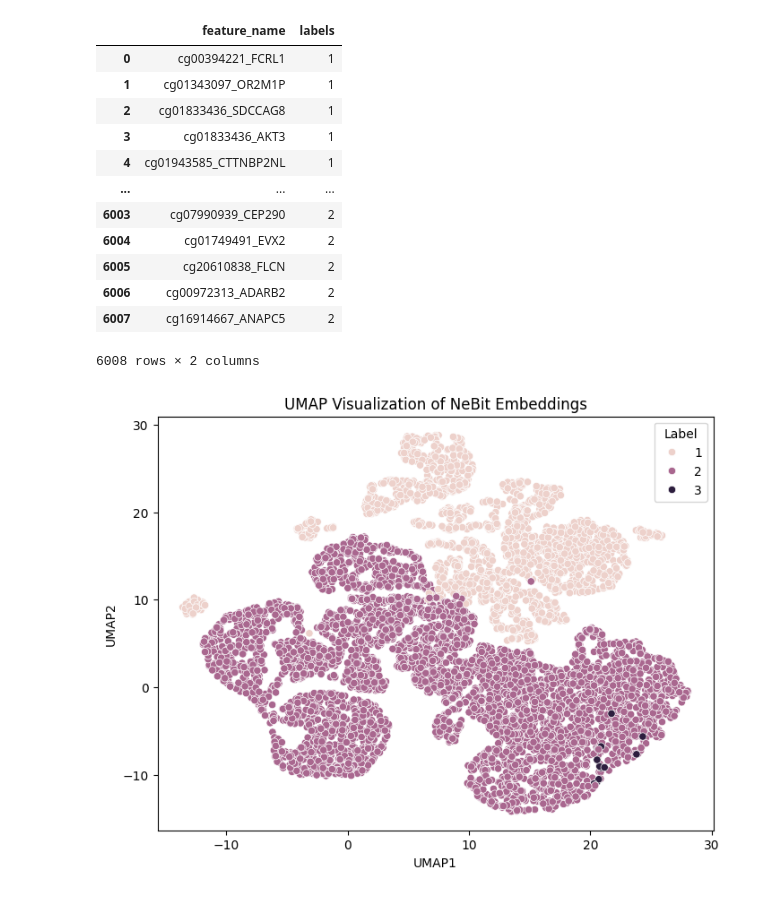
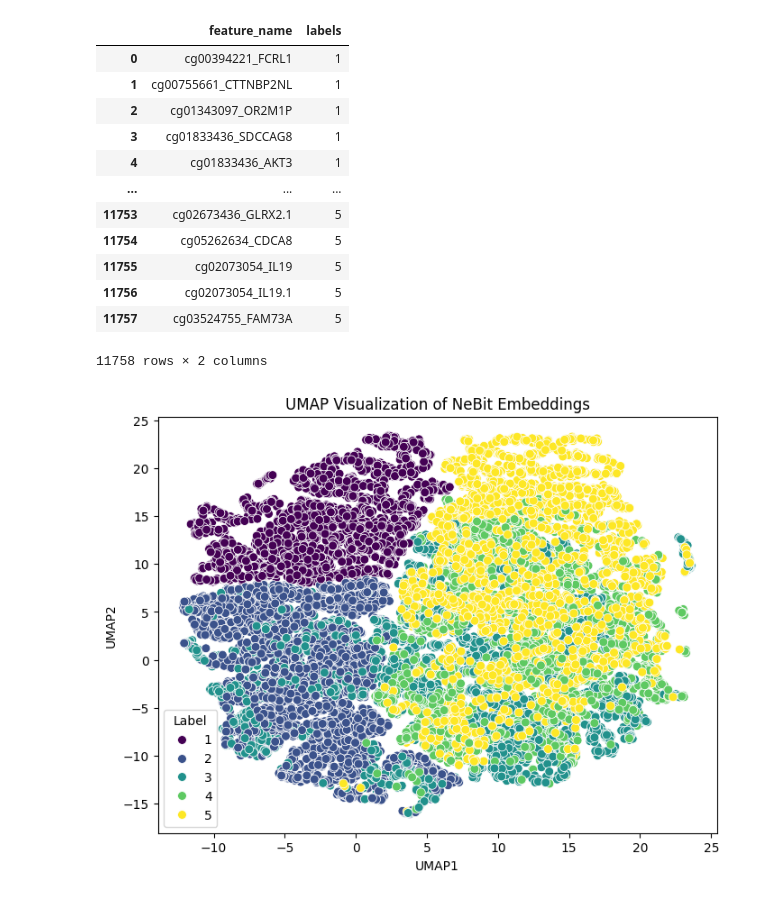
Before and after one commit to anuprulez/nanosampler, a Jupyter notebook: AML/analyse_niapu_features.ipynb, the cells around one changed output. Cells and saved outputs as stored; diff of their text form; code cells hidden in the pictures.

```diff
--- a/AML/analyse_niapu_features.ipynb
+++ b/AML/analyse_niapu_features.ipynb
@@ -4,7 +4,7 @@ import pandas as pd
 # %%
 base_path = "NIAPU/NIAPU/"
 # %%
-nedbit_path = "src/nedbit_features_large_19_03_5000"
+nedbit_path = "src/nedbit_features_10000_20_03"
 df_nebit_features = pd.read_csv(base_path + nedbit_path, sep=",")
 df_nebit_features
 # %% [output]
@@ -79,5 +79,5 @@ nebit_features
 # %%
-output_gene_ranking_path = "src/output_gene_ranking_5000"
+output_gene_ranking_path = "src/output_gene_ranking_10000_20_03_0.05_0.2"
 df_apu_labels = pd.read_csv(base_path + output_gene_ranking_path, sep=" ", header=None)
 df_apu_labels
 # %% [output]
@@ -108,17 +108,17 @@ df_labels
 # %% [output]
 |  | feature_name | labels |
 | 0 | cg00394221_FCRL1 | 1 |
-| 1 | cg01343097_OR2M1P | 1 |
-| 2 | cg01833436_SDCCAG8 | 1 |
-| 3 | cg01833436_AKT3 | 1 |
-| 4 | cg01943585_CTTNBP2NL | 1 |
+| 1 | cg00755661_CTTNBP2NL | 1 |
+| 2 | cg01343097_OR2M1P | 1 |
+| 3 | cg01833436_SDCCAG8 | 1 |
+| 4 | cg01833436_AKT3 | 1 |
 | ... | ... | ... |
-| 6003 | cg07990939_CEP290 | 2 |
-| 6004 | cg01749491_EVX2 | 2 |
-| 6005 | cg20610838_FLCN | 2 |
-| 6006 | cg00972313_ADARB2 | 2 |
-| 6007 | cg16914667_ANAPC5 | 2 |
+| 11753 | cg02673436_GLRX2.1 | 5 |
+| 11754 | cg05262634_CDCA8 | 5 |
+| 11755 | cg02073054_IL19 | 5 |
+| 11756 | cg02073054_IL19.1 | 5 |
+| 11757 | cg03524755_FAM73A | 5 |
-6008 rows × 2 columns
+11758 rows × 2 columns
 # %%
 labels = df_labels["labels"].tolist()
 # %%
@@ -134,18 +134,18 @@ embeddings = umap.UMAP(n_neighbors=n_neighbors,
 # %%
 import seaborn as sns
 import matplotlib.pyplot as plt
 
 # Create a DataFrame with UMAP components and labels
 data = {"UMAP1": embeddings[:, 0], "UMAP2": embeddings[:, 1], "Label": labels}
 df = pd.DataFrame(data)
 
 plt.figure(figsize=(8, 6))
-sns.scatterplot(x="UMAP1", y="UMAP2", hue="Label", data=df) #, palette="viridis", s=50, alpha=0.9
+sns.scatterplot(x="UMAP1", y="UMAP2", hue="Label", data=df, palette="viridis", s=50, alpha=1.0) #, palette="viridis", s=50, alpha=0.9
 plt.title("UMAP Visualization of NeBit Embeddings")
 plt.savefig(base_path + "umap_nebit_features.pdf")
 plt.show()
 # %% [output]
-[figure, old version]
+[figure, new version]
 # %%
 df_merged_signals = pd.read_csv("../nanodiag_datasets/GSE175758/merged_signals.csv", sep="\t", engine="c")
 df_merged_signals
```
Also changed, not shown: parts of 15 cells of this notebook, 1 other file.
